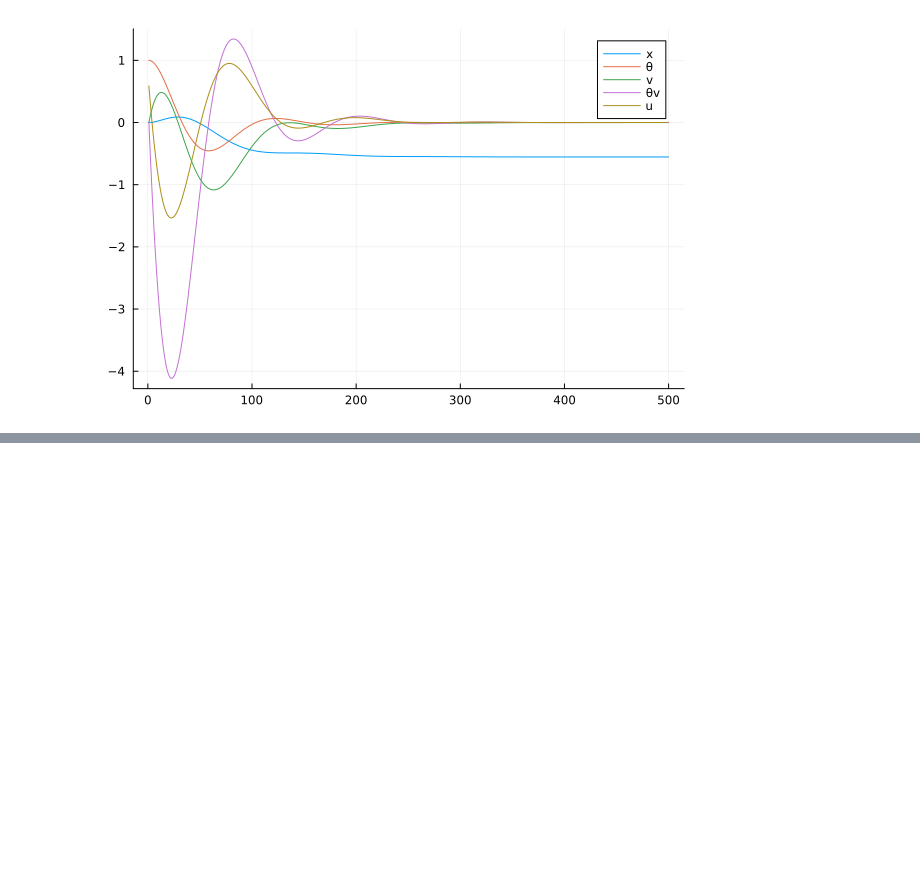
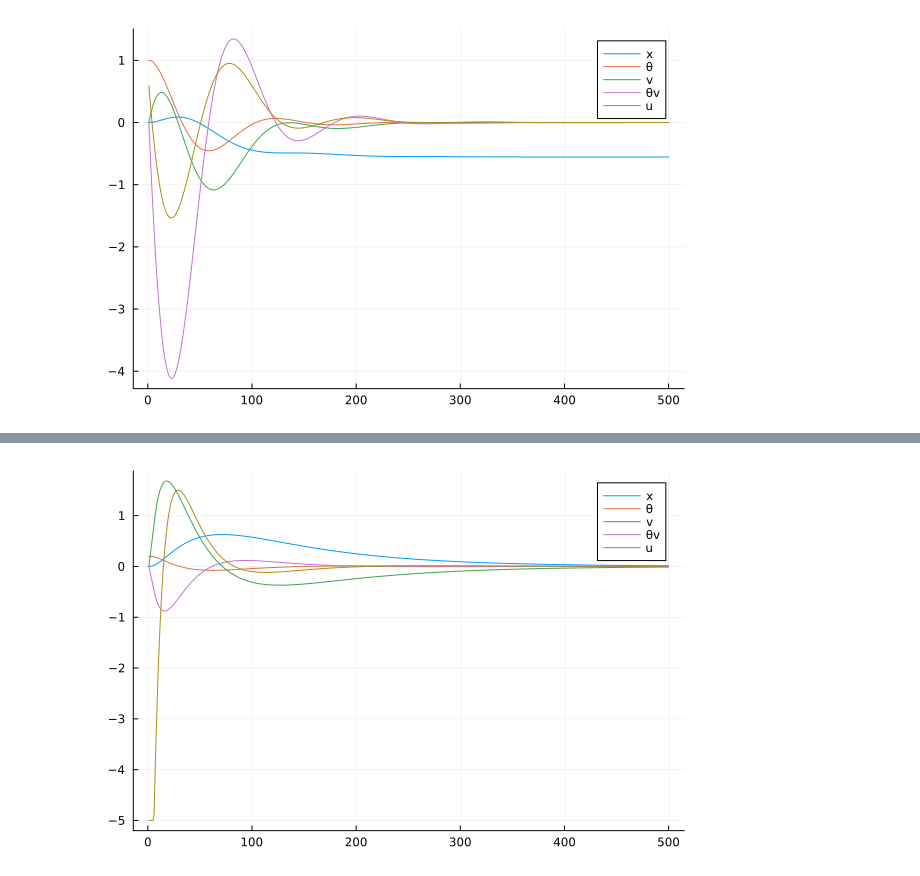
Before and after one commit to Rexlab-cartpole/Controller, a Jupyter notebook: cartpole-LQR.ipynb, the cells around one changed output, grey strips where cells are left out. Saved outputs shown, nothing was run; the diff lists cells and outputs as text; code cells hidden in the pictures; blank space fills up the shorter version.

```diff
--- a/cartpole-LQR.ipynb
+++ b/cartpole-LQR.ipynb
@@ -242,0 +373,21 @@ plot!(hcat(u_lqr...)', label="u")
+# %%
+
+##
+
+control_lim = 5
+
+Nsim = 500
+x_lqr = [zeros(nx) for i = 1:Nsim]
+x_lqr[1] = [0; .2; 0; 0]
+u_lqr = zeros(Nsim-1)
+
+for k = 1:Nsim-1
+    u = -K*(x_lqr[k] - xg)
+    u_lqr[k] = min(control_lim, max(u[1], -control_lim))
+    x_lqr[k+1] = cartpole_rk4(x_lqr[k], u_lqr[k])
+end
+
+plot(hcat(x_lqr...)', label=["x" "θ" "v" "θv"])
+plot!(hcat(u_lqr...)', label="u")
+# %% [output]
+[figure, added]
```
Also changed, not shown: parts of 5 cells of this notebook, 10 other files.
